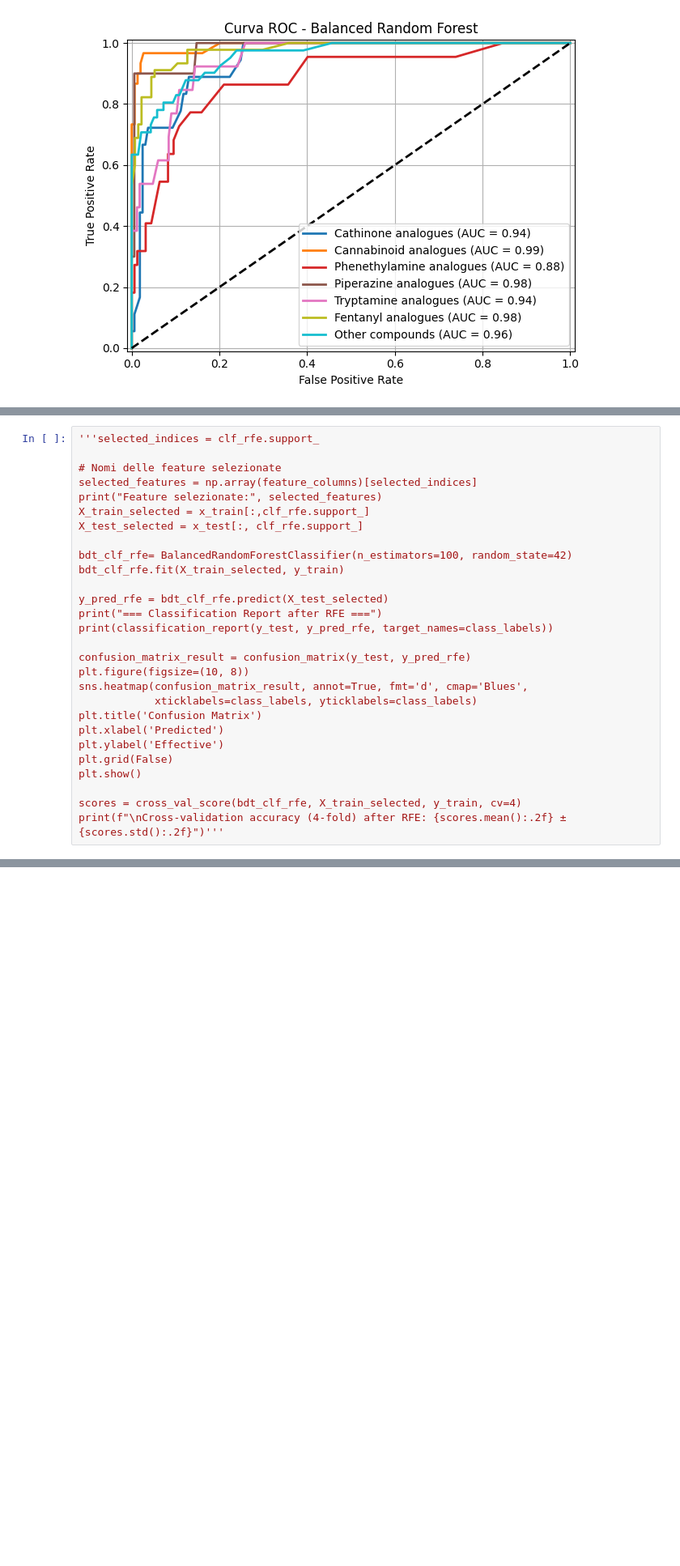
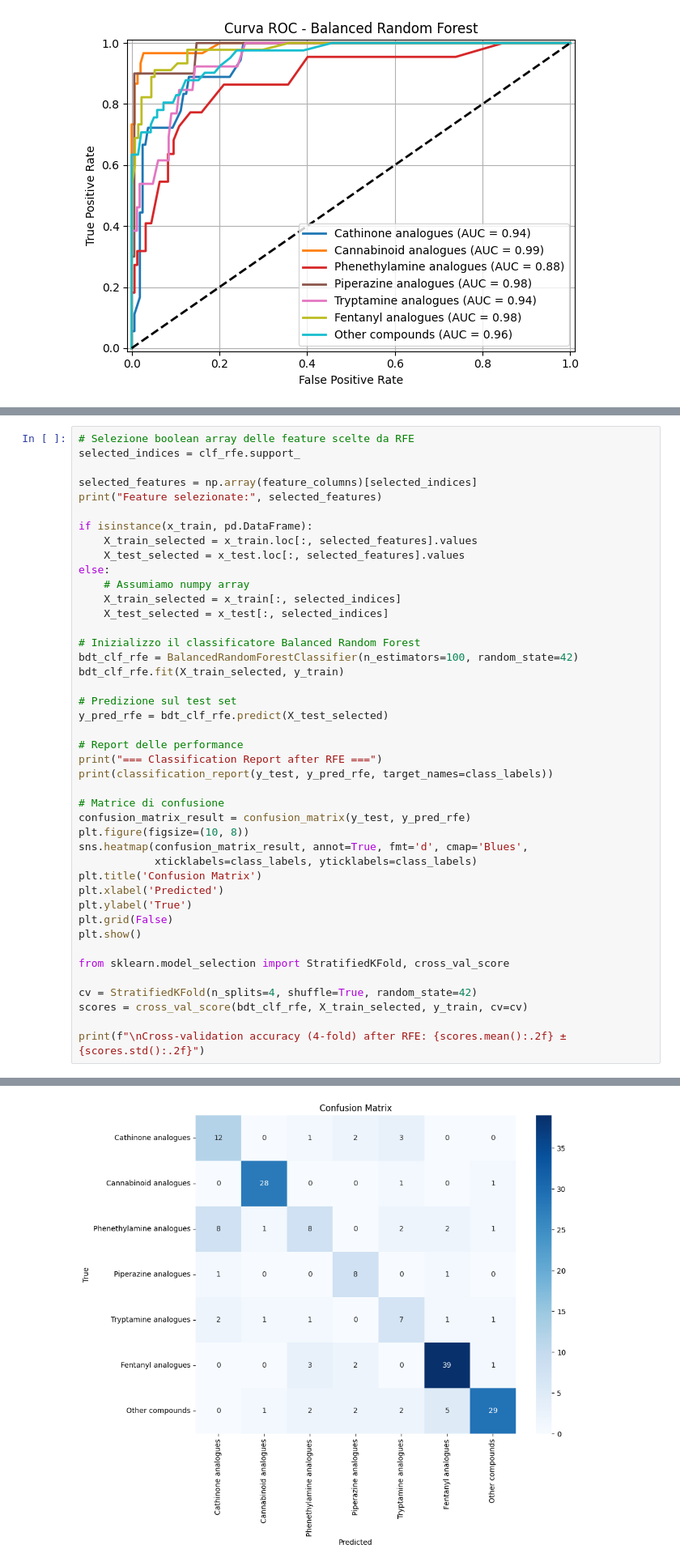
Before and after one commit to minicla03/PENTION, a Jupyter notebook: ClassificatoreNPS/NPSClassifier.ipynb, the cells around one changed output, grey strips where cells are left out. Shown at 81% size. Saved outputs shown, nothing was run; the diff lists cells and outputs as text; blank space fills up the shorter version.

```diff
--- a/ClassificatoreNPS/NPSClassifier.ipynb
+++ b/ClassificatoreNPS/NPSClassifier.ipynb
@@ -525,29 +533,44 @@ Fitting estimator with 6 features.
 # %%
-'''selected_indices = clf_rfe.support_
+# Selezione boolean array delle feature scelte da RFE
+selected_indices = clf_rfe.support_
 
-# Nomi delle feature selezionate
 selected_features = np.array(feature_columns)[selected_indices]
 print("Feature selezionate:", selected_features)
-X_train_selected = x_train[:,clf_rfe.support_]
-X_test_selected = x_test[:, clf_rfe.support_]
 
-bdt_clf_rfe= BalancedRandomForestClassifier(n_estimators=100, random_state=42)
+if isinstance(x_train, pd.DataFrame):
+    X_train_selected = x_train.loc[:, selected_features].values
+    X_test_selected = x_test.loc[:, selected_features].values
+else:
+    # Assumiamo numpy array
+    X_train_selected = x_train[:, selected_indices]
+    X_test_selected = x_test[:, selected_indices]
+
+# Inizializzo il classificatore Balanced Random Forest
+bdt_clf_rfe = BalancedRandomForestClassifier(n_estimators=100, random_state=42)
 bdt_clf_rfe.fit(X_train_selected, y_train)
 
+# Predizione sul test set
 y_pred_rfe = bdt_clf_rfe.predict(X_test_selected)
+
+# Report delle performance
 print("=== Classification Report after RFE ===")
 print(classification_report(y_test, y_pred_rfe, target_names=class_labels))
 
+# Matrice di confusione
 confusion_matrix_result = confusion_matrix(y_test, y_pred_rfe)
 plt.figure(figsize=(10, 8))
 sns.heatmap(confusion_matrix_result, annot=True, fmt='d', cmap='Blues',
             xticklabels=class_labels, yticklabels=class_labels)
 plt.title('Confusion Matrix')
 plt.xlabel('Predicted')
-plt.ylabel('Effective')
+plt.ylabel('True')
 plt.grid(False)
 plt.show()
 
-scores = cross_val_score(bdt_clf_rfe, X_train_selected, y_train, cv=4)
-print(f"\nCross-validation accuracy (4-fold) after RFE: {scores.mean():.2f} ± {scores.std():.2f}")'''
+from sklearn.model_selection import StratifiedKFold, cross_val_score
+
+cv = StratifiedKFold(n_splits=4, shuffle=True, random_state=42)
+scores = cross_val_score(bdt_clf_rfe, X_train_selected, y_train, cv=cv)
+
+print(f"\nCross-validation accuracy (4-fold) after RFE: {scores.mean():.2f} ± {scores.std():.2f}")
 # %% [output]
@@ -554,0 +593 @@ print(f"\nCross-validation accuracy (4-fold) after RFE: {scores.mean():.2f} ± {
+[figure, added]
```
Also changed, not shown: parts of 19 cells of this notebook, 22 other files.
